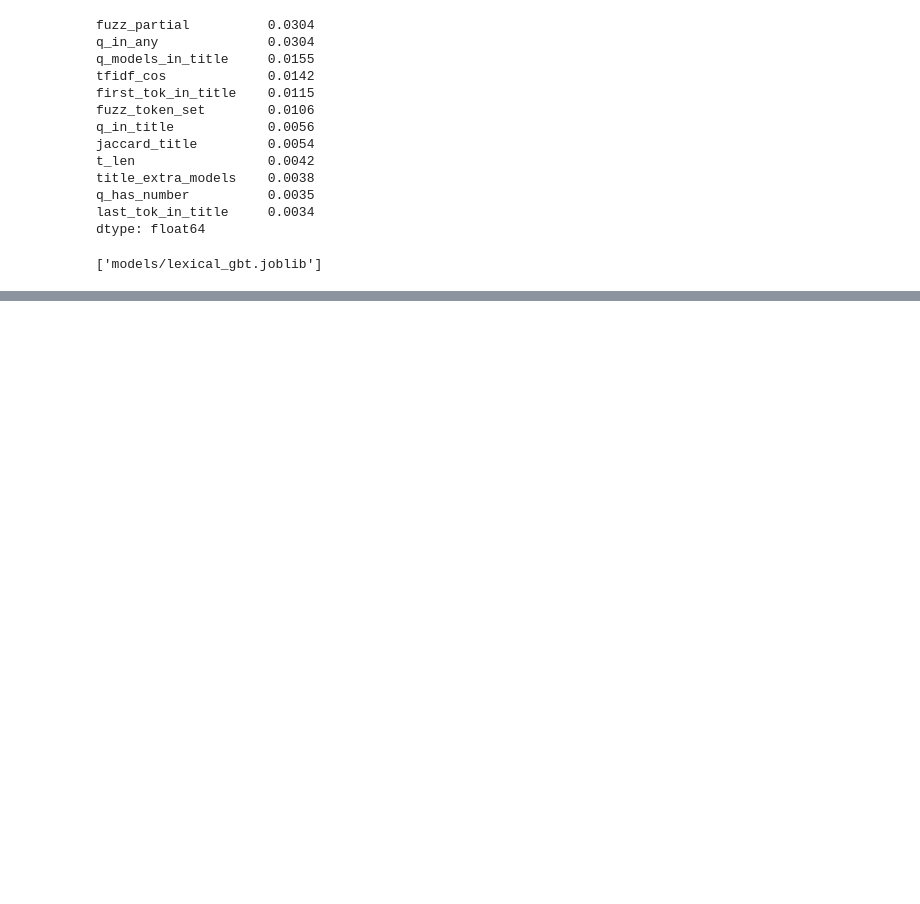
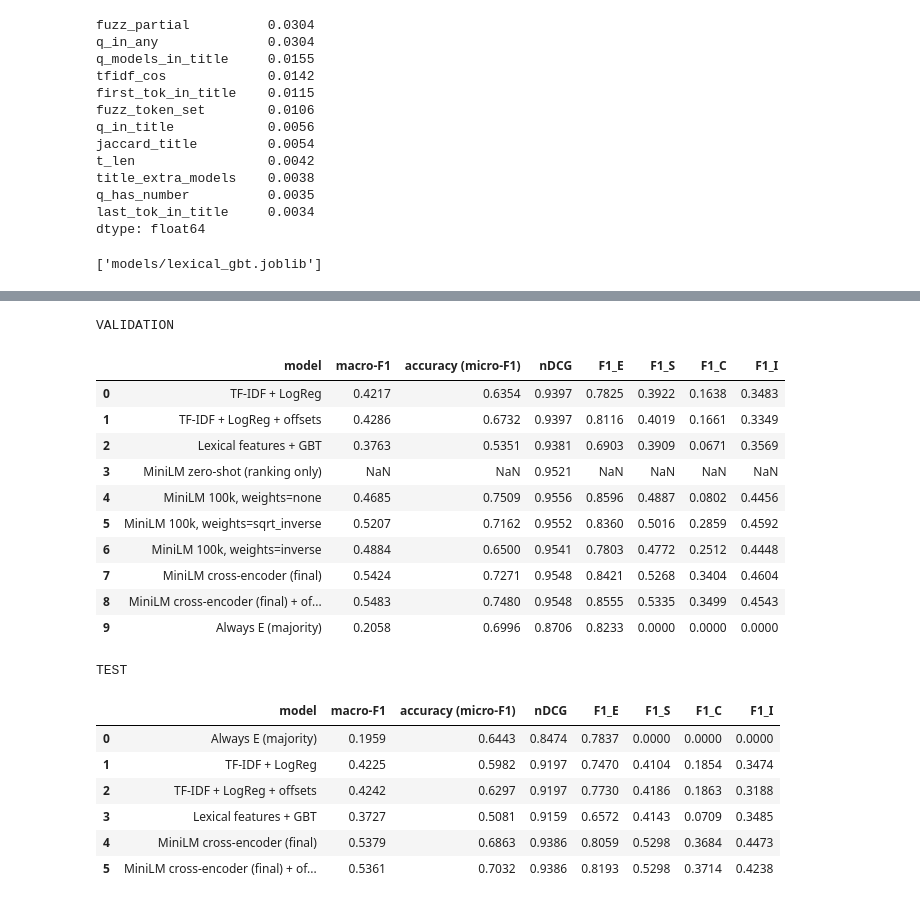
Before and after one commit to m4zenHchm/Amazon_Search_Queries, a Jupyter notebook: Amazon_Search_Queries.ipynb, the cells around one changed output, grey strips where cells are left out. Drawn from its saved outputs; the diff is of its cells as text; code cells hidden in the pictures; blank space fills up the shorter version.

```diff
--- a/Amazon_Search_Queries.ipynb
+++ b/Amazon_Search_Queries.ipynb
@@ -701,0 +921,11 @@ Karim will add his part here (and part 4)
+# %%
+model, train_minutes, hist = train_minilm(train, best_weighting, epochs=FINAL_EPOCHS, eval_df=val)
+histories += hist
+pd.DataFrame(histories).to_csv(RESULTS / "minilm_train_loss.csv", index=False)
+
+p_val_tf = softmax(predict(model, val))
+p_test_tf = softmax(predict(model, test))  # saved for Part 4
+r = evaluate(val, p_val_tf, "MiniLM cross-encoder (final)")
+r.update(weighting=best_weighting, train_min=train_minutes, train_pairs=len(train), params_M=n_params / 1e6)
+save_result(r, "val")
+report(val, p_val_tf)
@@ -701,0 +964,5 @@ Karim will add his part here (and part 4)
+# %%
+off_tf = tune_offsets(val, p_val_tf)
+print("offsets (E, S, C, I):", off_tf.round(2))
+save_result(evaluate(val, p_val_tf, "MiniLM cross-encoder (final) + offsets", off_tf), "val")
+report(val, p_val_tf, off_tf)
@@ -701,0 +998,42 @@ Karim will add his part here (and part 4)
+# %%
+cols = ["model", "macro-F1", "accuracy (micro-F1)", "nDCG", "F1_E", "F1_S", "F1_C", "F1_I"]
+always_e = np.tile([1.0, 0, 0, 0], (len(test), 1))
+final = [
+    ("Always E (majority)", always_e, None),
+    ("TF-IDF + LogReg", p_test_lr, None),
+    ("TF-IDF + LogReg + offsets", p_test_lr, off_lr),
+    ("Lexical features + GBT", p_test_gb, None),
+    ("MiniLM cross-encoder (final)", p_test_tf, None),
+    ("MiniLM cross-encoder (final) + offsets", p_test_tf, off_tf),
+]
+for name, p, off in final:
+    save_result(evaluate(test, p, name, off), "test")
+save_result(evaluate(val, np.tile([1.0, 0, 0, 0], (len(val), 1)), "Always E (majority)"), "val")
+
+val_res = pd.read_csv(RESULTS / "val_results.csv")
+test_res = pd.read_csv(RESULTS / "test_results.csv")
+print("VALIDATION")
+display(val_res[[c for c in cols if c in val_res]].round(4))
+print("TEST")
+display(test_res[cols].round(4))
+# %% [output]
+VALIDATION
+|  | model | macro-F1 | accuracy (micro-F1) | nDCG | F1_E | F1_S | F1_C | F1_I |
+| 0 | TF-IDF + LogReg | 0.4217 | 0.6354 | 0.9397 | 0.7825 | 0.3922 | 0.1638 | 0.3483 |
+| 1 | TF-IDF + LogReg + offsets | 0.4286 | 0.6732 | 0.9397 | 0.8116 | 0.4019 | 0.1661 | 0.3349 |
+| 2 | Lexical features + GBT | 0.3763 | 0.5351 | 0.9381 | 0.6903 | 0.3909 | 0.0671 | 0.3569 |
+| 3 | MiniLM zero-shot (ranking only) | NaN | NaN | 0.9521 | NaN | NaN | NaN | NaN |
+| 4 | MiniLM 100k, weights=none | 0.4685 | 0.7509 | 0.9556 | 0.8596 | 0.4887 | 0.0802 | 0.4456 |
+| 5 | MiniLM 100k, weights=sqrt_inverse | 0.5207 | 0.7162 | 0.9552 | 0.8360 | 0.5016 | 0.2859 | 0.4592 |
+| 6 | MiniLM 100k, weights=inverse | 0.4884 | 0.6500 | 0.9541 | 0.7803 | 0.4772 | 0.2512 | 0.4448 |
+| 7 | MiniLM cross-encoder (final) | 0.5424 | 0.7271 | 0.9548 | 0.8421 | 0.5268 | 0.3404 | 0.4604 |
+| 8 | MiniLM cross-encoder (final) + of... | 0.5483 | 0.7480 | 0.9548 | 0.8555 | 0.5335 | 0.3499 | 0.4543 |
+| 9 | Always E (majority) | 0.2058 | 0.6996 | 0.8706 | 0.8233 | 0.0000 | 0.0000 | 0.0000 |
+TEST
+|  | model | macro-F1 | accuracy (micro-F1) | nDCG | F1_E | F1_S | F1_C | F1_I |
+| 0 | Always E (majority) | 0.1959 | 0.6443 | 0.8474 | 0.7837 | 0.0000 | 0.0000 | 0.0000 |
+| 1 | TF-IDF + LogReg | 0.4225 | 0.5982 | 0.9197 | 0.7470 | 0.4104 | 0.1854 | 0.3474 |
+| 2 | TF-IDF + LogReg + offsets | 0.4242 | 0.6297 | 0.9197 | 0.7730 | 0.4186 | 0.1863 | 0.3188 |
+| 3 | Lexical features + GBT | 0.3727 | 0.5081 | 0.9159 | 0.6572 | 0.4143 | 0.0709 | 0.3485 |
+| 4 | MiniLM cross-encoder (final) | 0.5379 | 0.6863 | 0.9386 | 0.8059 | 0.5298 | 0.3684 | 0.4473 |
+| 5 | MiniLM cross-encoder (final) + of... | 0.5361 | 0.7032 | 0.9386 | 0.8193 | 0.5298 | 0.3714 | 0.4238 |
```
Also changed, not shown: parts of 26 cells of this notebook.
